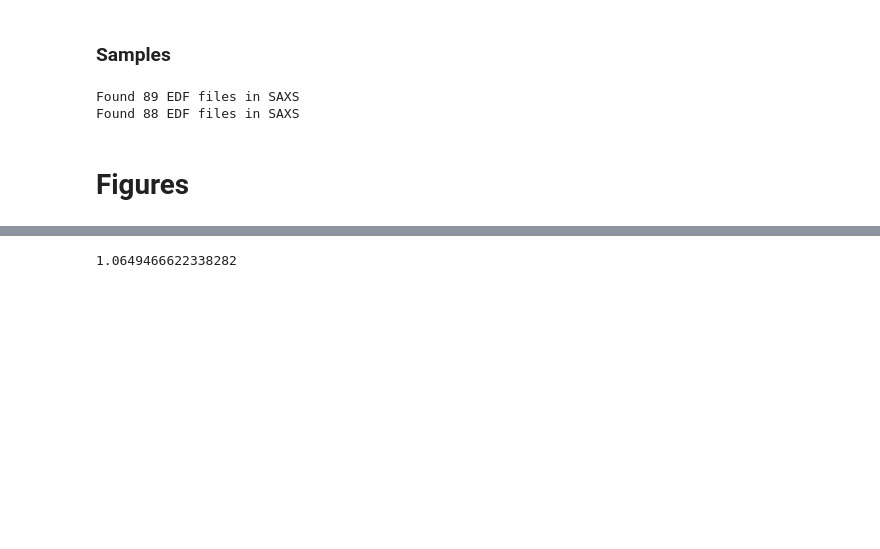
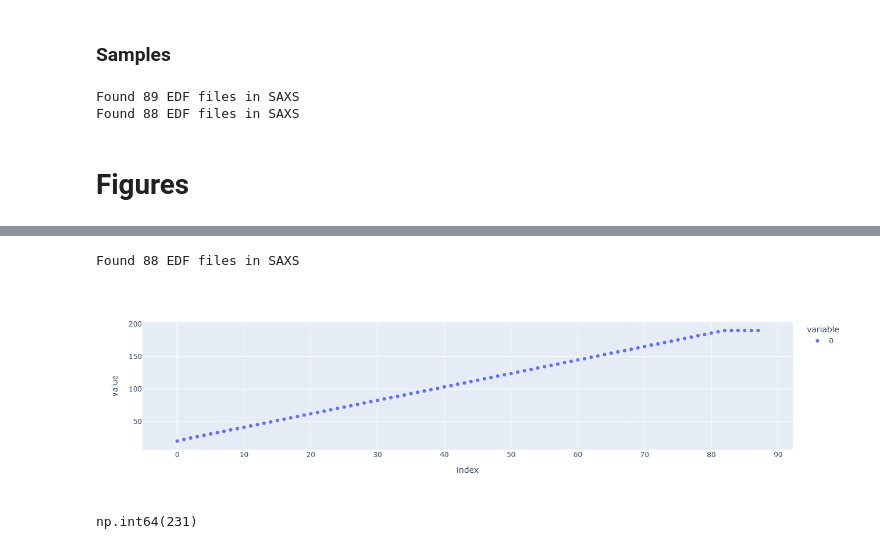
Before and after one commit to Akmalumarov/X_Ray_Scattering_Analysis, a Jupyter notebook: projects/Nanoparticles/Cu_Nps_Anokhin/Results.ipynb, the cells around one changed output, grey strips where cells are left out. Saved outputs shown, nothing was run; the diff lists cells and outputs as text; code cells hidden in the pictures; blank space fills up the shorter version.

```diff
--- a/projects/Nanoparticles/Cu_Nps_Anokhin/Results.ipynb
+++ b/projects/Nanoparticles/Cu_Nps_Anokhin/Results.ipynb
@@ -171,4 +125,11 @@ plt.ylim(0, 5000)
-# %%
-2 * pi / 5.9
-# %% [output]
-1.0649466622338282
+# %%
+T = Cu_05_heat.get_T_profile()
+px.scatter(T)
+# %% [output]
+Found 88 EDF files in SAXS
+[figure, added]
+# %%
+Time = Cu_05_iso.get_Time_profile()
+Time[5] + 62
+# %% [output]
+np.int64(231)
```
Also changed, not shown: parts of 25 cells of this notebook, 4 other files.
